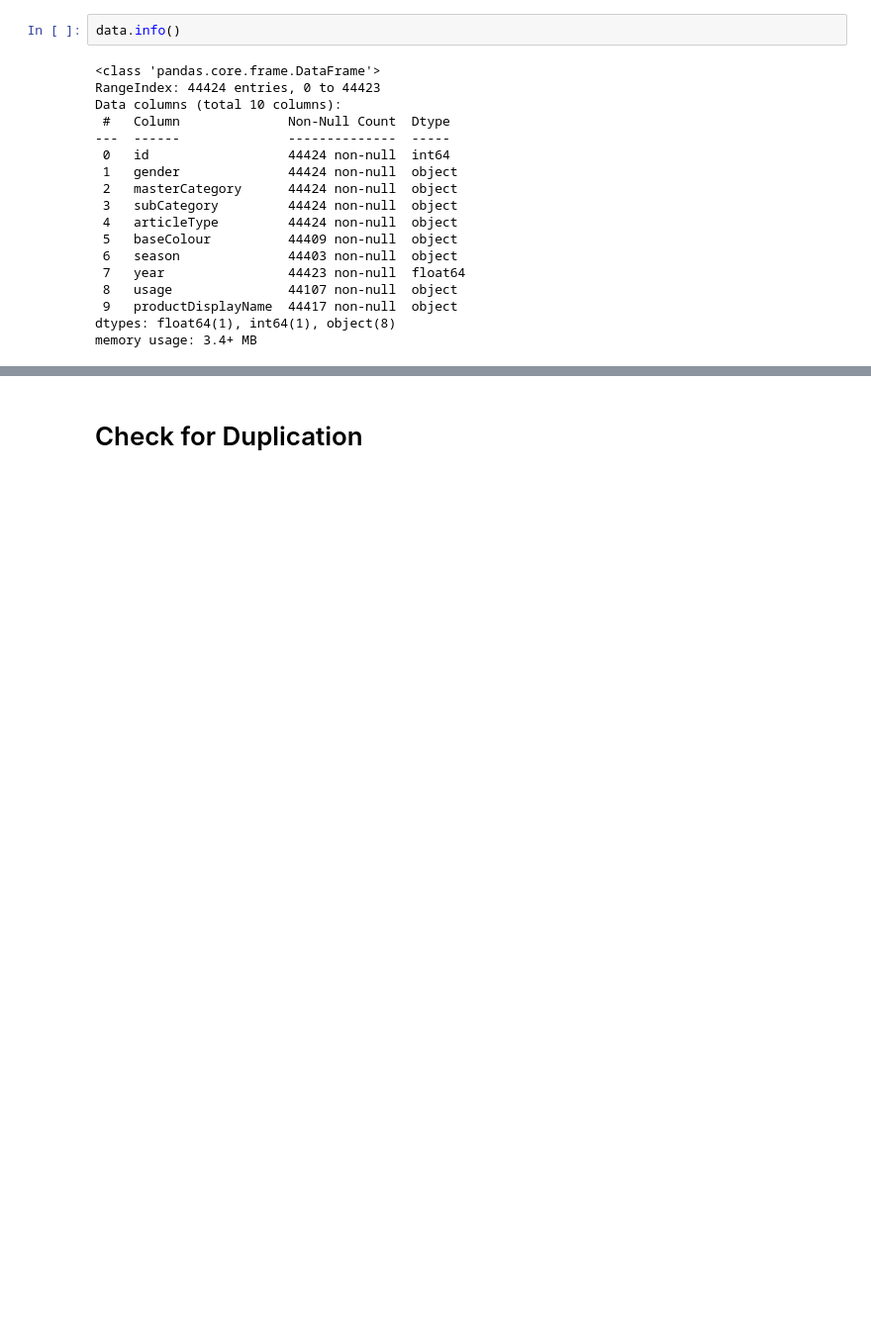
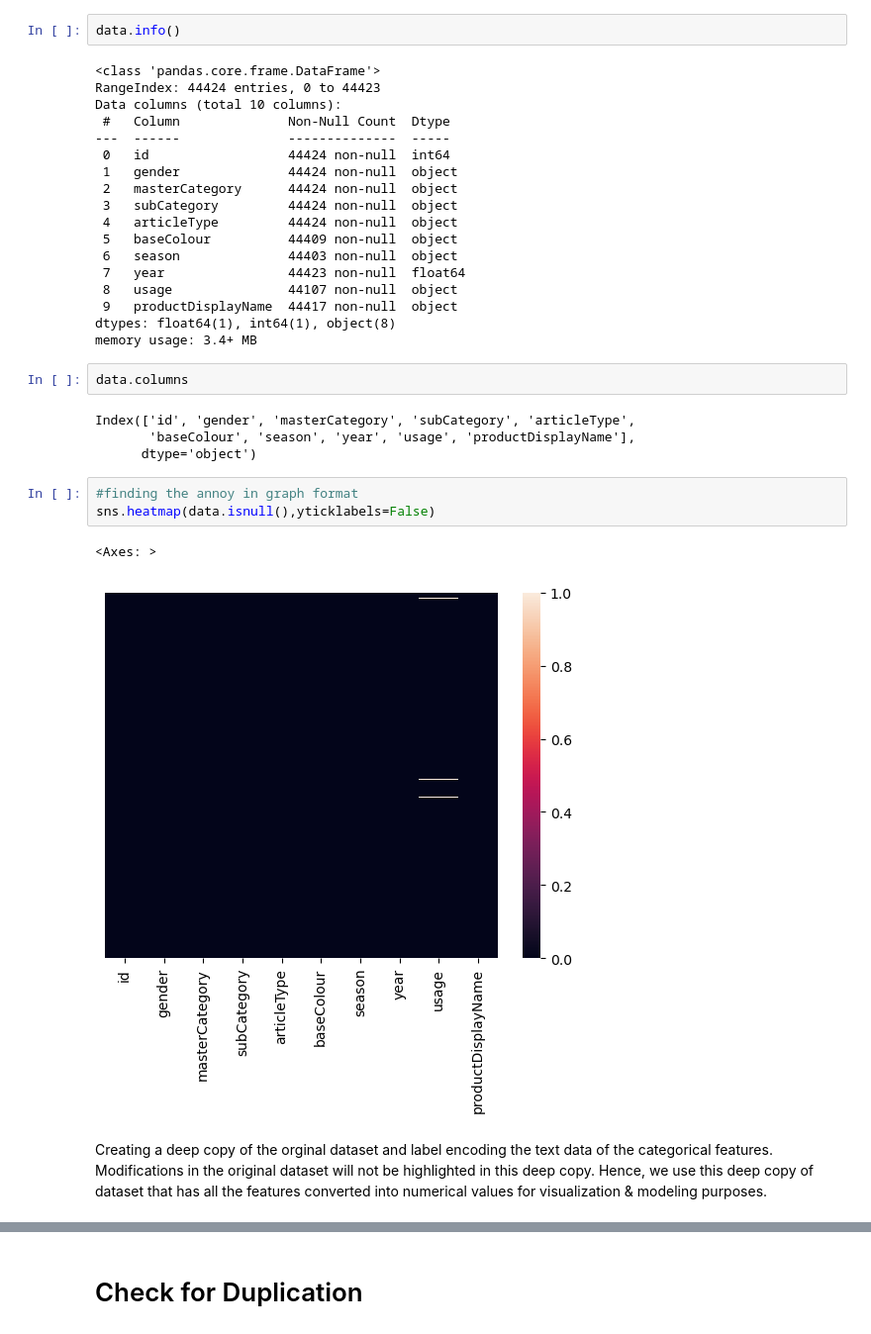
Before and after one commit to SpringBoard-Batch02-AIStylist/AI-Stylish-Group-9-Manoj-kumar-, a Jupyter notebook: PreProcessing.ipynb, the cells around one changed output, grey strips where cells are left out. Shown at 99% size. Cells and saved outputs as stored; diff of their text form; blank space fills up the shorter version.

```diff
--- a/PreProcessing.ipynb
+++ b/PreProcessing.ipynb
@@ -75,3 +114,19 @@ Data columns (total 10 columns):
  9   productDisplayName  44417 non-null  object
 dtypes: float64(1), int64(1), object(8)
 memory usage: 3.4+ MB
+# %%
+data.columns
+# %% [output]
+Index(['id', 'gender', 'masterCategory', 'subCategory', 'articleType',
+       'baseColour', 'season', 'year', 'usage', 'productDisplayName'],
+      dtype='object')
+# %%
+#finding the annoy in graph format
+sns.heatmap(data.isnull(),yticklabels=False)
+# %% [output]
+<Axes: >
+[figure, added]
+# %% [markdown]
+Creating a deep copy of the orginal dataset and label encoding the text data of the categorical features.
+Modifications in the original dataset will not be highlighted in this deep copy.
+Hence, we use this deep copy of dataset that has all the features converted into numerical values for visualization & modeling purposes.
```
Also changed, not shown: parts of 112 cells of this notebook.
